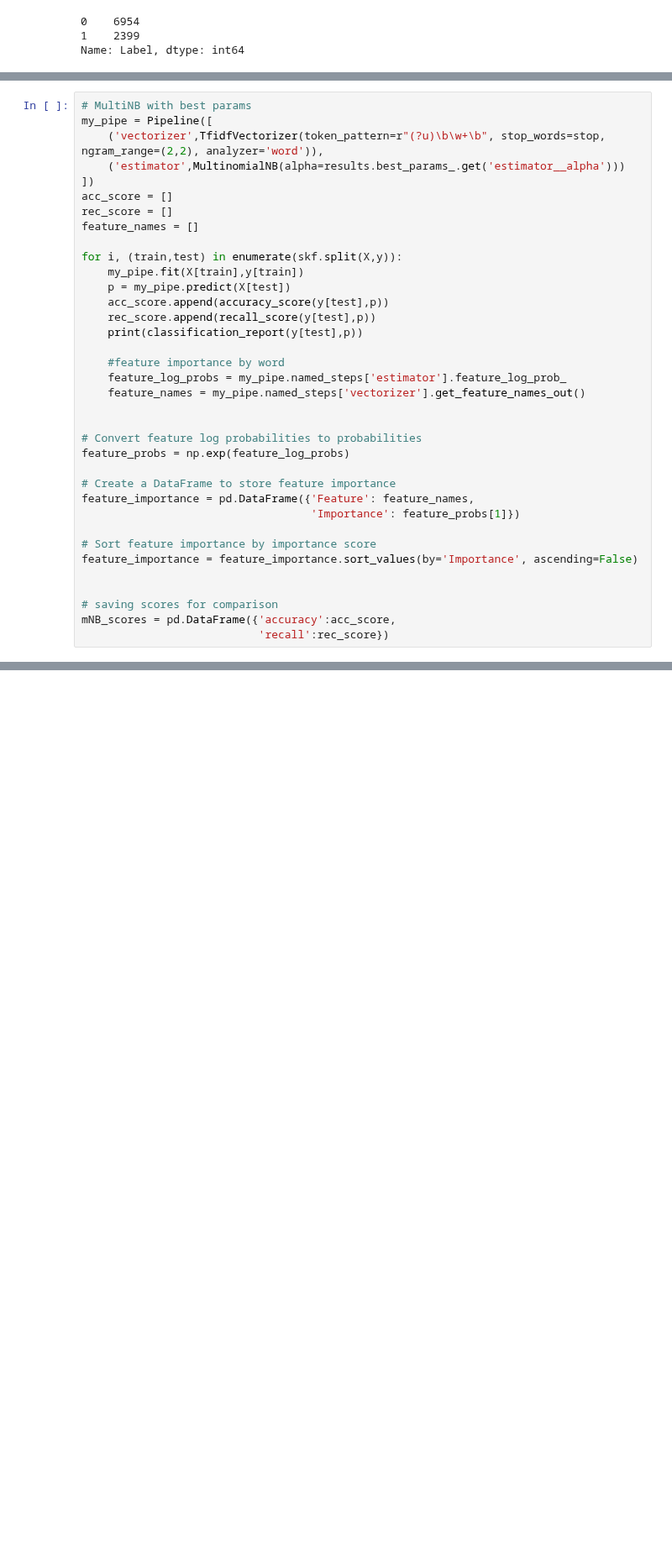
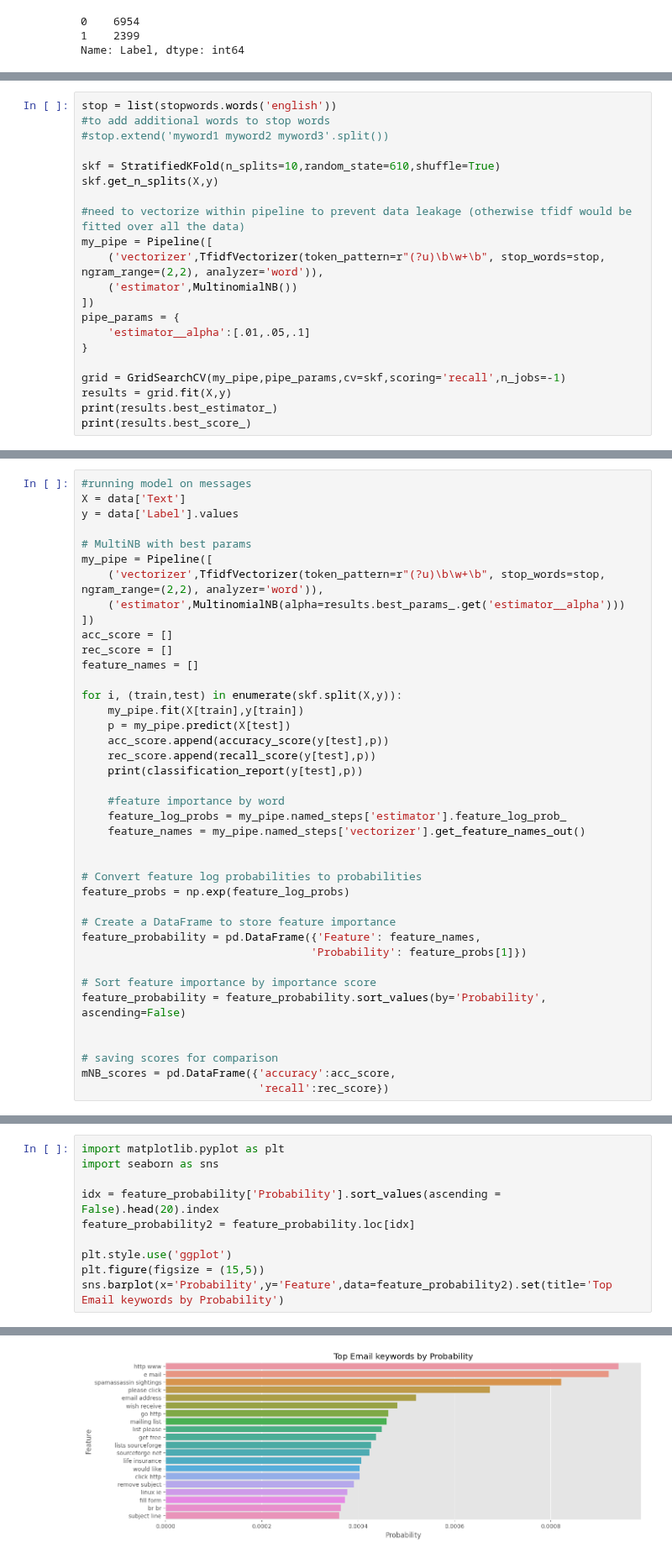
Before and after one commit to boneeyah/QTW, a Jupyter notebook: Case Study 3/Case_Study_3.ipynb, the cells around one changed output, grey strips where cells are left out. Shown at 84% size. Drawn from its saved outputs; the diff is of its cells as text; blank space fills up the shorter version.

```diff
--- a/Case Study 3/Case_Study_3.ipynb
+++ b/Case Study 3/Case_Study_3.ipynb
@@ -273,0 +263,21 @@ results_df
+# %%
+stop = list(stopwords.words('english'))
+#to add additional words to stop words
+#stop.extend('myword1 myword2 myword3'.split())
+
+skf = StratifiedKFold(n_splits=10,random_state=610,shuffle=True)
+skf.get_n_splits(X,y)
+
+#need to vectorize within pipeline to prevent data leakage (otherwise tfidf would be fitted over all the data)
+my_pipe = Pipeline([
+    ('vectorizer',TfidfVectorizer(token_pattern=r"(?u)\b\w+\b", stop_words=stop, ngram_range=(2,2), analyzer='word')),
+    ('estimator',MultinomialNB())
+])
+pipe_params = {
+    'estimator__alpha':[.01,.05,.1]
+}
+
+grid = GridSearchCV(my_pipe,pipe_params,cv=skf,scoring='recall',n_jobs=-1)
+results = grid.fit(X,y)
+print(results.best_estimator_)
+print(results.best_score_)
@@ -274,4 +298,8 @@ results_df
 # %%
+#running model on messages
+X = data['Text']
+y = data['Label'].values
+
 # MultiNB with best params
 my_pipe = Pipeline([
     ('vectorizer',TfidfVectorizer(token_pattern=r"(?u)\b\w+\b", stop_words=stop, ngram_range=(2,2), analyzer='word')),
@@ -297,11 +325,11 @@ for i, (train,test) in enumerate(skf.split(X,y)):
 feature_probs = np.exp(feature_log_probs)
 
 # Create a DataFrame to store feature importance
-feature_importance = pd.DataFrame({'Feature': feature_names,
-                                   'Importance': feature_probs[1]})
+feature_probability = pd.DataFrame({'Feature': feature_names,
+                                   'Probability': feature_probs[1]})
 
 # Sort feature importance by importance score
-feature_importance = feature_importance.sort_values(by='Importance', ascending=False)
+feature_probability = feature_probability.sort_values(by='Probability', ascending=False)
 
 
 # saving scores for comparison
@@ -357,0 +350,11 @@ mNB_scores
+# %%
+import matplotlib.pyplot as plt
+import seaborn as sns
+
+idx = feature_probability['Probability'].sort_values(ascending = False).head(20).index
+feature_probability2 = feature_probability.loc[idx]
+
+plt.style.use('ggplot')
+plt.figure(figsize = (15,5))
+sns.barplot(x='Probability',y='Feature',data=feature_probability2).set(title='Top Email keywords by Probability')
+# %% [output]
@@ -357,0 +362 @@ mNB_scores
+[figure, added]
```
Also changed, not shown: parts of 35 cells of this notebook.
